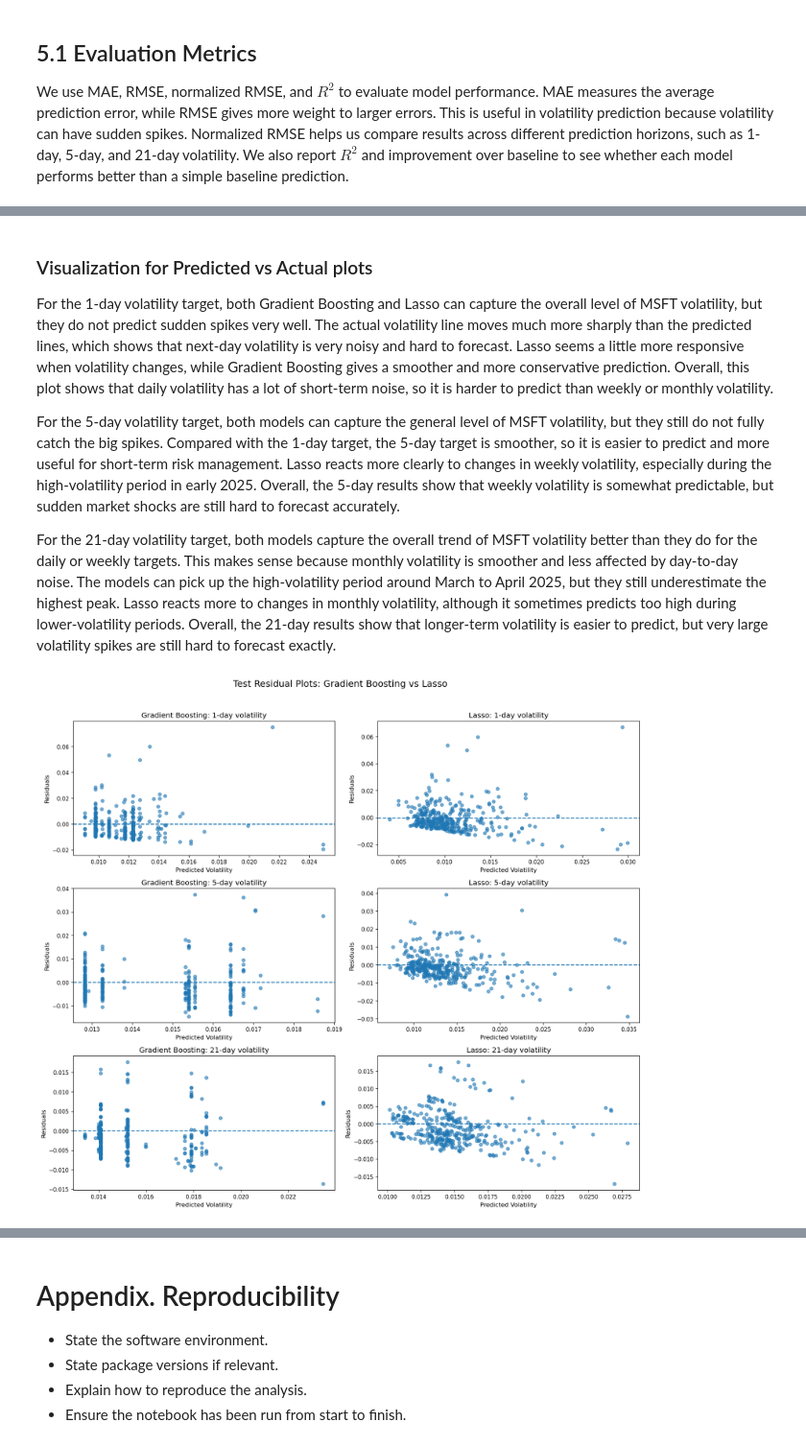
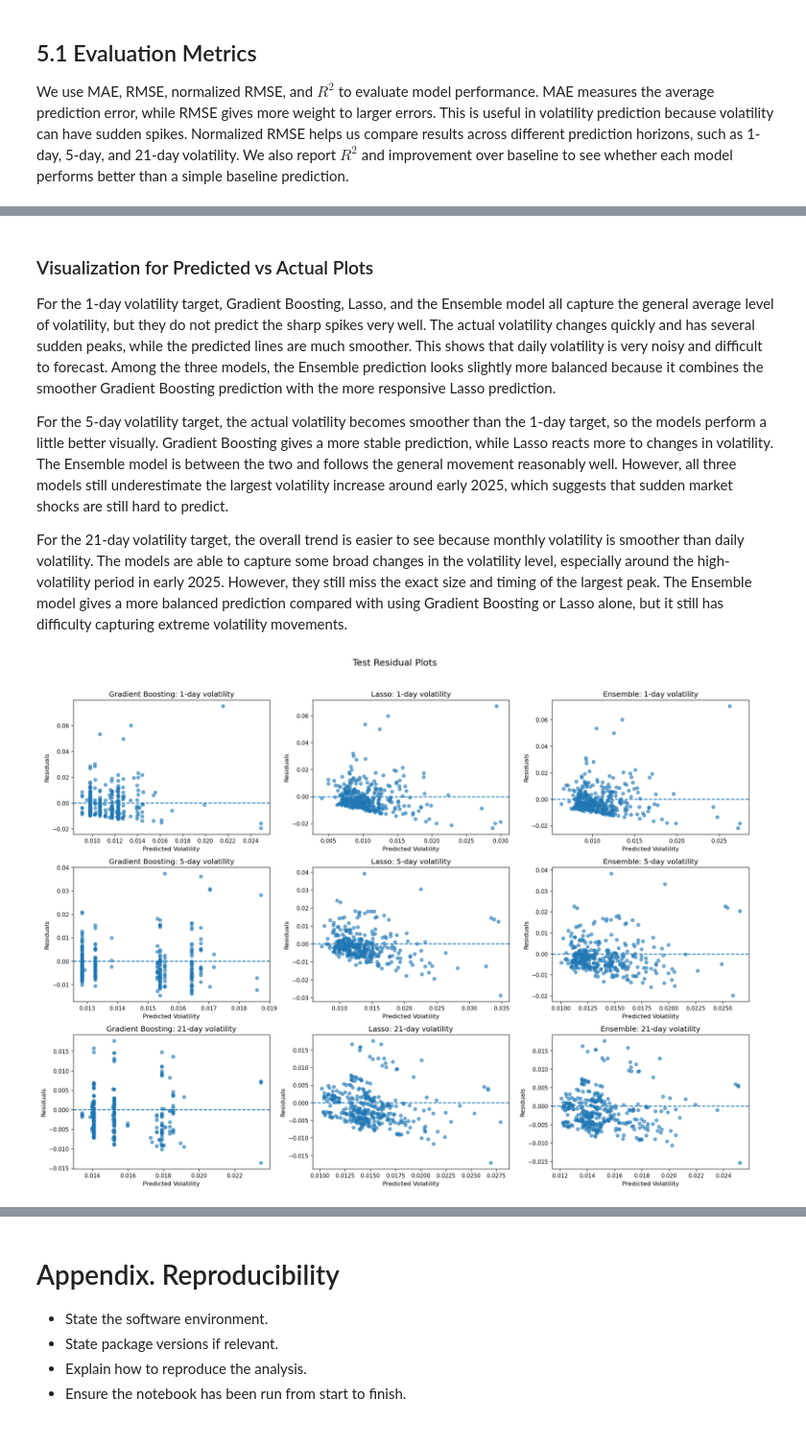
Before and after one commit to Emmaxustar/msft-volatility-prediction, a Jupyter notebook: CFRM521_project_final (1).ipynb, the cells around one changed output, grey strips where cells are left out. Shown at 96% size. Saved outputs shown, nothing was run; the diff lists cells and outputs as text; code cells hidden in the pictures.

Commit message:
add ensemble

```diff
--- a/CFRM521_project_final (1).ipynb
+++ b/CFRM521_project_final (1).ipynb
@@ -2069,30 +2482,34 @@ lasso_pred_21d = plot_actual_vs_predicted_single_model(
 # %% [markdown]
-### Visualization for Predicted vs Actual plots
+### Visualization for Predicted vs Actual Plots
 
-For the 1-day volatility target, both Gradient Boosting and Lasso can capture the overall level of MSFT volatility, but they do not predict sudden spikes very well. The actual volatility line moves much more sharply than the predicted lines, which shows that next-day volatility is very noisy and hard to forecast. Lasso seems a little more responsive when volatility changes, while Gradient Boosting gives a smoother and more conservative prediction. Overall, this plot shows that daily volatility has a lot of short-term noise, so it is harder to predict than weekly or monthly volatility.
+For the 1-day volatility target, Gradient Boosting, Lasso, and the Ensemble model all capture the general average level of volatility, but they do not predict the sharp spikes very well. The actual volatility changes quickly and has several sudden peaks, while the predicted lines are much smoother. This shows that daily volatility is very noisy and difficult to forecast. Among the three models, the Ensemble prediction looks slightly more balanced because it combines the smoother Gradient Boosting prediction with the more responsive Lasso prediction.
 
-For the 5-day volatility target, both models can capture the general level of MSFT volatility, but they still do not fully catch the big spikes. Compared with the 1-day target, the 5-day target is smoother, so it is easier to predict and more useful for short-term risk management. Lasso reacts more clearly to changes in weekly volatility, especially during the high-volatility period in early 2025. Overall, the 5-day results show that weekly volatility is somewhat predictable, but sudden market shocks are still hard to forecast accurately.
+For the 5-day volatility target, the actual volatility becomes smoother than the 1-day target, so the models perform a little better visually. Gradient Boosting gives a more stable prediction, while Lasso reacts more to changes in volatility. The Ensemble model is between the two and follows the general movement reasonably well. However, all three models still underestimate the largest volatility increase around early 2025, which suggests that sudden market shocks are still hard to predict.
 
-For the 21-day volatility target, both models capture the overall trend of MSFT volatility better than they do for the daily or weekly targets. This makes sense because monthly volatility is smoother and less affected by day-to-day noise. The models can pick up the high-volatility period around March to April 2025, but they still underestimate the highest peak. Lasso reacts more to changes in monthly volatility, although it sometimes predicts too high during lower-volatility periods. Overall, the 21-day results show that longer-term volatility is easier to predict, but very large volatility spikes are still hard to forecast exactly.
+For the 21-day volatility target, the overall trend is easier to see because monthly volatility is smoother than daily volatility. The models are able to capture some broad changes in the volatility level, especially around the high-volatility period in early 2025. However, they still miss the exact size and timing of the largest peak. The Ensemble model gives a more balanced prediction compared with using Gradient Boosting or Lasso alone, but it still has difficulty capturing extreme volatility movements.
 # %%
 # Test Visualization Results
-# Residual Plots
+# Residual Plots for Gradient Boosting, Lasso, and Ensemble
 
-test_targets_only = {
-    "1-day volatility": y_test_1d,
-    "5-day volatility": y_test_5d,
-    "21-day volatility": y_test_21d
+model_dicts = {
+    "Gradient Boosting": best_gb_models,
+    "Lasso": best_lasso_models
 }
 
-test_residuals = plot_residuals_side_by_side(
-    left_models=best_gb_models,
-    right_models=best_lasso_models,
+model_names = [
+    "Gradient Boosting",
+    "Lasso",
+    "Ensemble"
+]
+
+test_residuals = plot_residuals_three_models(
+    model_dicts=model_dicts,
+    model_names=model_names,
     targets=test_targets_only,
     X_test_final=X_test_scaled,
-    left_model_name="Gradient Boosting",
-    right_model_name="Lasso",
+    best_ensemble_weights=best_ensemble_weights,
     dataset_name="Test"
 )
 # %% [output]
-[figure, old version]
+[figure, new version]
 # %% [markdown]
```
Also changed, not shown: parts of 25 cells of this notebook.
